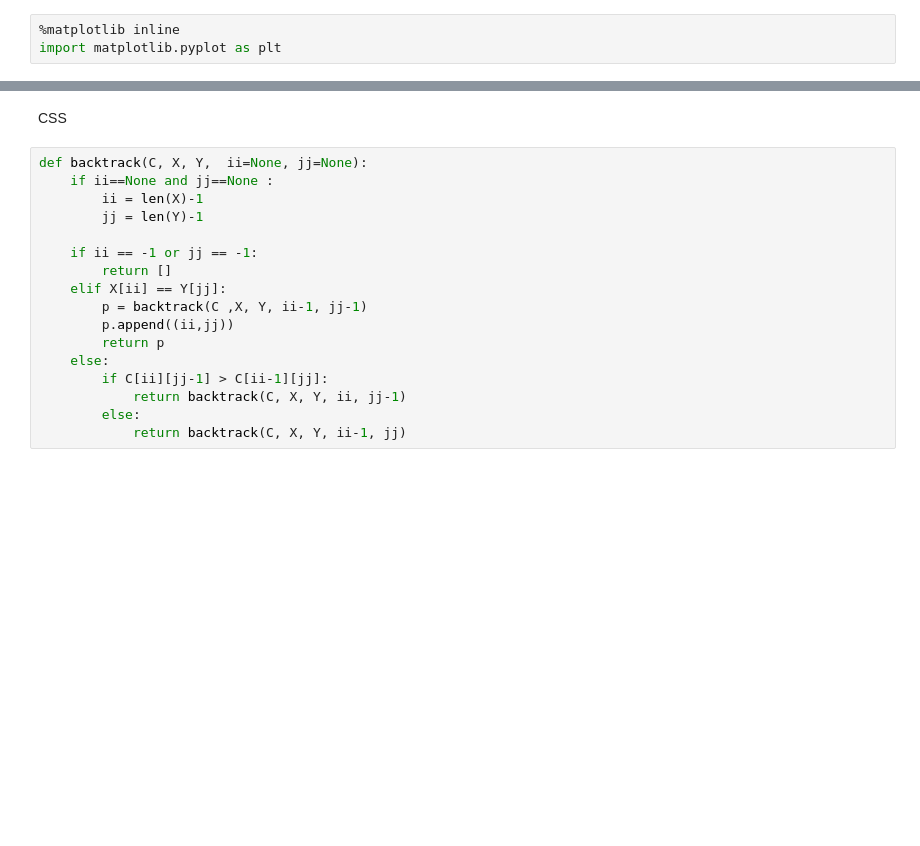
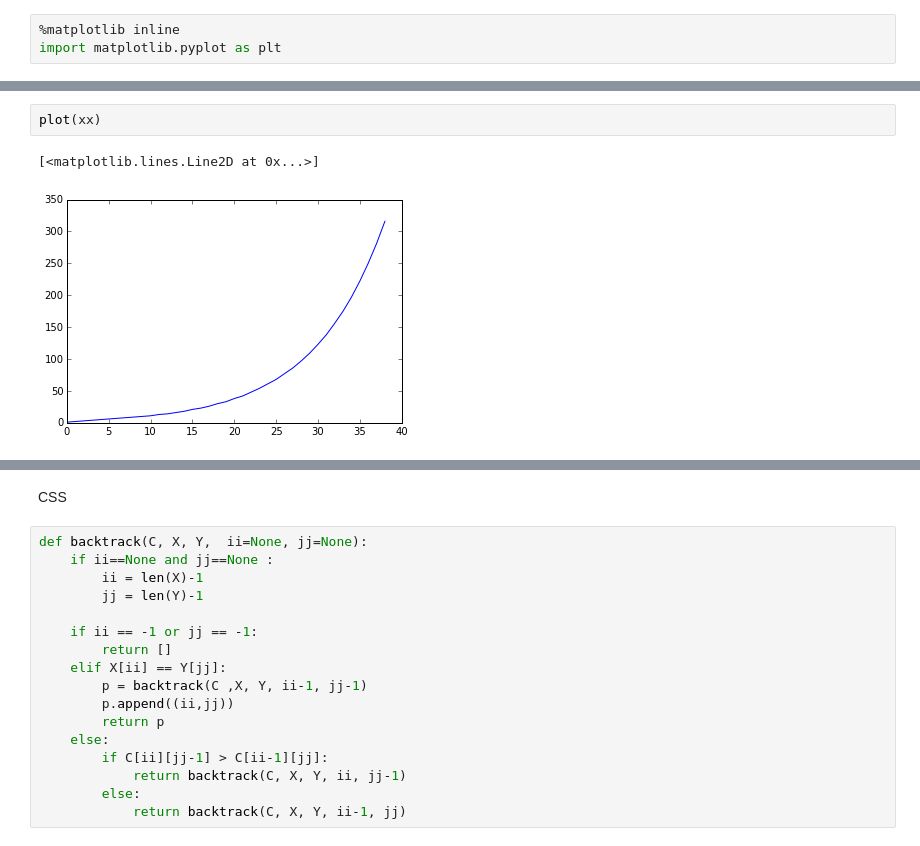
Before and after one commit to Carreau/difflib2.py, a Jupyter notebook: examples/difflib2.ipynb, the cells around one changed output, grey strips where cells are left out. Cells and saved outputs as stored; diff of their text form; blank space fills up the shorter version.

```diff
--- a/examples/difflib2.ipynb
+++ b/examples/difflib2.ipynb
@@ -125,0 +255,5 @@ plt.scatter([4]*r,d.all_runs)
+# %%
+plot(xx)
+# %% [output]
+[<matplotlib.lines.Line2D at 0x...>]
+[figure, added]
```
Also changed, not shown: parts of 30 cells of this notebook.
